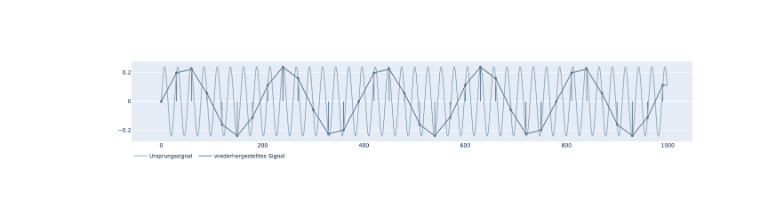
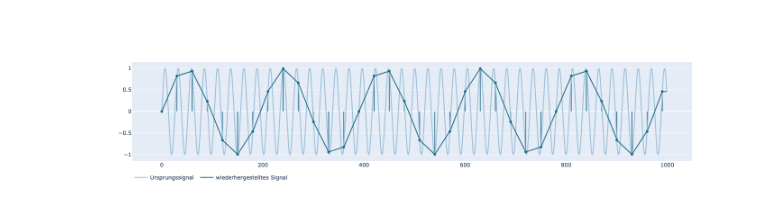
Before and after one commit to FBirwe/master-thesis_moire_detection, a Jupyter notebook: 70_Abbildungen_MA_errechnen/Alias_Effect.ipynb, the cells around one changed output. Saved outputs shown, nothing was run; the diff lists cells and outputs as text; code cells hidden in the pictures.

```diff
--- a/70_Abbildungen_MA_errechnen/Alias_Effect.ipynb
+++ b/70_Abbildungen_MA_errechnen/Alias_Effect.ipynb
@@ -15,4 +37,4 @@ dotenv = load_dotenv()
 # %%
 wavelength = 26
 sin_curve = np.arange(1000)
-sin_curve = np.sin(2 * np.pi * line / wavelength)
+sin_curve = np.sin(2 * np.pi * sin_curve / wavelength)
@@ -62,34 +43,39 @@ fig = go.Figure()
 
 fig.add_trace(go.Scatter(
     y=sin_curve,
-    line=dict(color=COLORS['COLOR_SEQUENCE'][1]),
+    line=dict(color=COLORS['COLOR_SEQUENCE'][2]),
     mode="lines",
     name="Ursprungssignal"
 ))
 fig.add_trace(go.Scatter(
     y=get_alias_curve( sin_curve, 30 ),
     line=dict(color=COLORS['COLOR_SEQUENCE'][0]),
     mode="lines",
     name="wiederhergestelltes Signal"
 ))
+
+alias_data = get_alias_curve( sin_curve, 30, get_dots=True )
 bar_chart = px.bar(
     x=alias_data[0,:],
     y=alias_data[1,:],
     color_discrete_sequence=[COLORS['COLOR_SEQUENCE'][0]]
 )
 bar_chart.update_traces(width=2)
 fig.add_trace(bar_chart.data[0])
 
 fig.add_trace(
     px.scatter(
         x=alias_data[0,:],
         y=alias_data[1,:],
         color_discrete_sequence=[COLORS['COLOR_SEQUENCE'][0]]
     ).data[0]
 )
 fig.update_layout(legend={'orientation':'h'})
+fig.update_layout( autosize=False, width=1200, height=400, )
 
 fig.write_image( dotenv['ATTACHMENT_DIR'] / 'moire_mathematic' / 'alias_effect.jpg' )
+fig.write_image( dotenv['ATTACHMENT_DIR'] / 'moire_mathematic' / 'alias_effect.pdf' )
+
 fig
 # %% [output]
-[figure, old version]
+[figure, new version]
```
Also changed, not shown: parts of 3 cells of this notebook, 5 other files.
